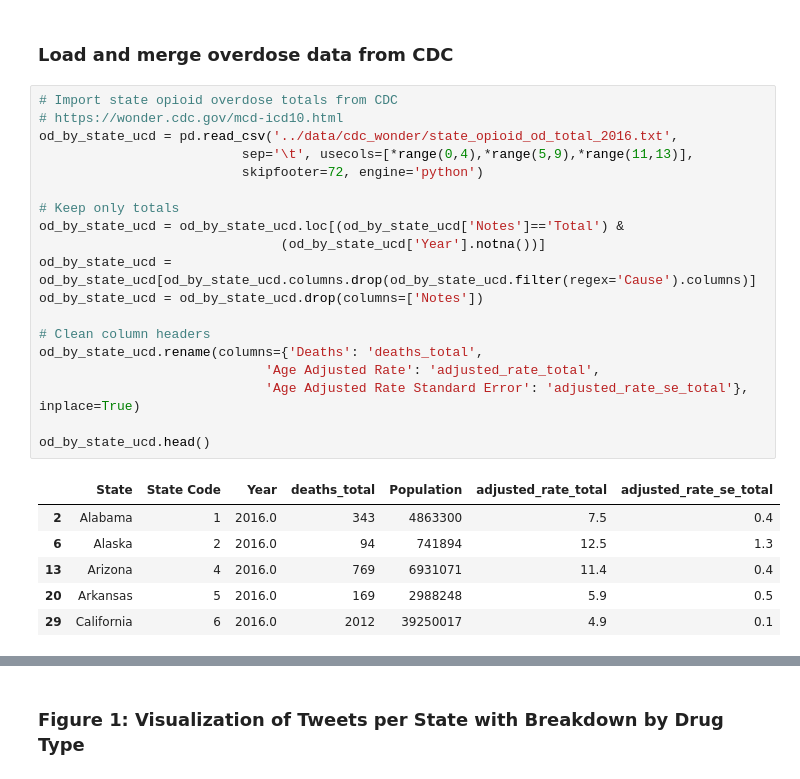
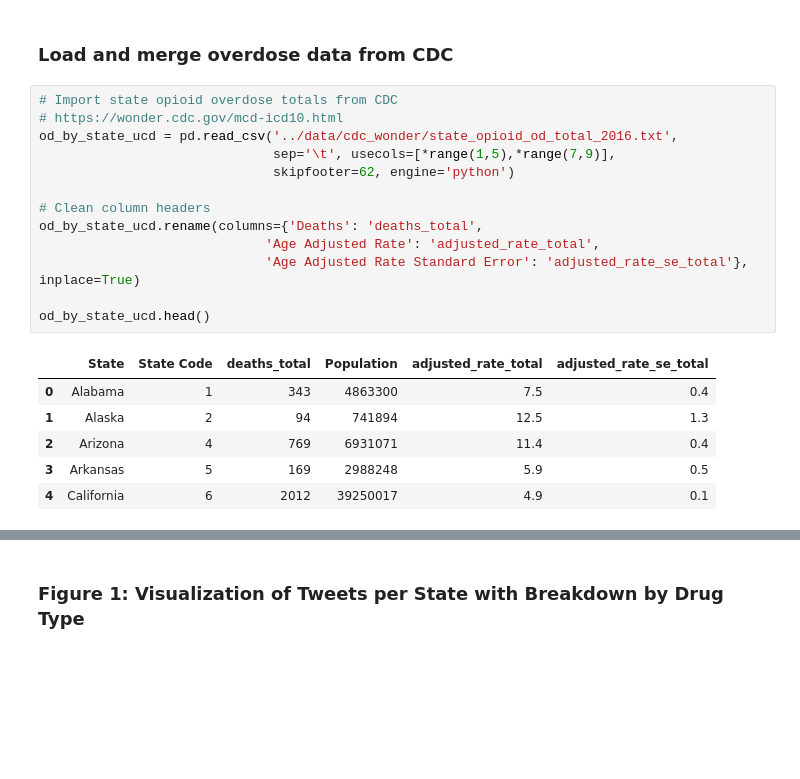
Before and after one commit to mefryar/opioid-research, a Jupyter notebook: code/opioid_twitter.ipynb, the cells around one changed output, grey strips where cells are left out. Drawn from its saved outputs; the diff is of its cells as text; blank space fills up the shorter version.

```diff
--- a/code/opioid_twitter.ipynb
+++ b/code/opioid_twitter.ipynb
@@ -379,29 +379,23 @@ tweets_by_state.head()
 # %%
 # Import state opioid overdose totals from CDC
 # https://wonder.cdc.gov/mcd-icd10.html
 od_by_state_ucd = pd.read_csv('../data/cdc_wonder/state_opioid_od_total_2016.txt',
-                          sep='\t', usecols=[*range(0,4),*range(5,9),*range(11,13)],
-                          skipfooter=72, engine='python')
-
-# Keep only totals
-od_by_state_ucd = od_by_state_ucd.loc[(od_by_state_ucd['Notes']=='Total') &
-                               (od_by_state_ucd['Year'].notna())]
-od_by_state_ucd = od_by_state_ucd[od_by_state_ucd.columns.drop(od_by_state_ucd.filter(regex='Cause').columns)]
-od_by_state_ucd = od_by_state_ucd.drop(columns=['Notes'])
+                              sep='\t', usecols=[*range(1,5),*range(7,9)],
+                              skipfooter=62, engine='python')
 
 # Clean column headers
 od_by_state_ucd.rename(columns={'Deaths': 'deaths_total',
                              'Age Adjusted Rate': 'adjusted_rate_total',
                              'Age Adjusted Rate Standard Error': 'adjusted_rate_se_total'}, inplace=True)
 
 od_by_state_ucd.head()
 # %% [output]
-|  | State | State Code | Year | deaths_total | Population | adjusted_rate_total | adjusted_rate_se_total |
-| 2 | Alabama | 1 | 2016.0 | 343 | 4863300 | 7.5 | 0.4 |
-| 6 | Alaska | 2 | 2016.0 | 94 | 741894 | 12.5 | 1.3 |
-| 13 | Arizona | 4 | 2016.0 | 769 | 6931071 | 11.4 | 0.4 |
-| 20 | Arkansas | 5 | 2016.0 | 169 | 2988248 | 5.9 | 0.5 |
-| 29 | California | 6 | 2016.0 | 2012 | 39250017 | 4.9 | 0.1 |
+|  | State | State Code | deaths_total | Population | adjusted_rate_total | adjusted_rate_se_total |
+| 0 | Alabama | 1 | 343 | 4863300 | 7.5 | 0.4 |
+| 1 | Alaska | 2 | 94 | 741894 | 12.5 | 1.3 |
+| 2 | Arizona | 4 | 769 | 6931071 | 11.4 | 0.4 |
+| 3 | Arkansas | 5 | 169 | 2988248 | 5.9 | 0.5 |
+| 4 | California | 6 | 2012 | 39250017 | 4.9 | 0.1 |
 # %%
 # Import state opioid overdose by drug type from CDC
 # Note: Some deaths involve multiple drug types which is why these sum to more than the total
```
Also changed, not shown: parts of 12 cells of this notebook, 1 other file.
